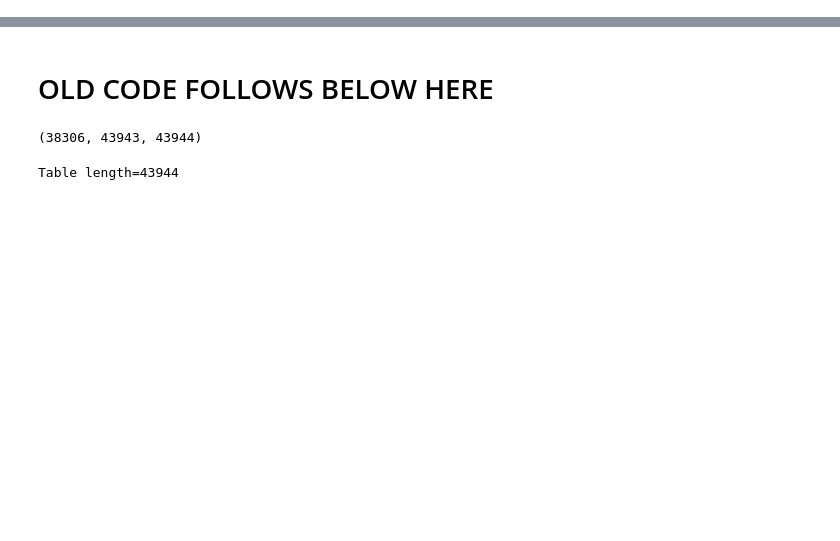
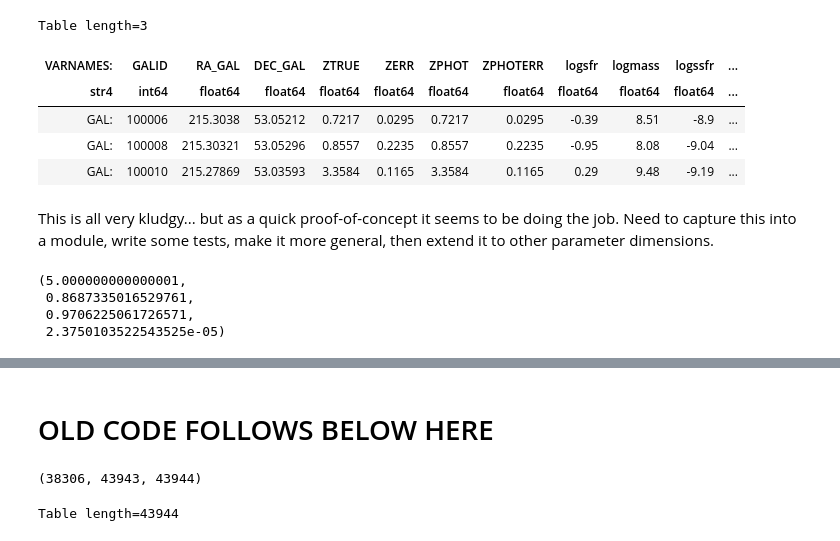
Before and after one commit to srodney/roman-sn-redshifts, a Jupyter notebook: roman-sn_hostlib.ipynb, the cells around one changed output, grey strips where cells are left out. Drawn from its saved outputs; the diff is of its cells as text; code cells hidden in the pictures; blank space fills up the shorter version.

```diff
--- a/roman-sn_hostlib.ipynb
+++ b/roman-sn_hostlib.ipynb
@@ -27,0 +91,11 @@ histout = plt.hexbin(hostlib['logssfr'], hostlib['logmass'], gridsize=20, extent
+# %%
+hostlib[:3]
+# %% [output]
+Table length=3
+| VARNAMES: | GALID | RA_GAL | DEC_GAL | ZTRUE | ZERR | ZPHOT | ZPHOTERR | logsfr | logmass | logssfr | ... |
+| str4 | int64 | float64 | float64 | float64 | float64 | float64 | float64 | float64 | float64 | float64 | ... |
+| GAL: | 100006 | 215.3038 | 53.05212 | 0.7217 | 0.0295 | 0.7217 | 0.0295 | -0.39 | 8.51 | -8.9 | ... |
+| GAL: | 100008 | 215.30321 | 53.05296 | 0.8557 | 0.2235 | 0.8557 | 0.2235 | -0.95 | 8.08 | -9.04 | ... |
+| GAL: | 100010 | 215.27869 | 53.03593 | 3.3584 | 0.1165 | 3.3584 | 0.1165 | 0.29 | 9.48 | -9.19 | ... |
+# %% [markdown]
+This is all very kludgy... but as a quick proof-of-concept it seems to be doing the job.  Need to capture this into a module, write some tests, make it more general, then extend it to other parameter dimensions.
@@ -27,0 +144,7 @@ histout = plt.hexbin(hostlib['logssfr'], hostlib['logmass'], gridsize=20, extent
+# %%
+Nall, Nhost, Nspecz, Nhostspecz
+# %% [output]
+(5.000000000000001,
+ 0.8687335016529761,
+ 0.9706225061726571,
+ 2.3750103522543525e-05)
```
Also changed, not shown: parts of 14 cells of this notebook.
